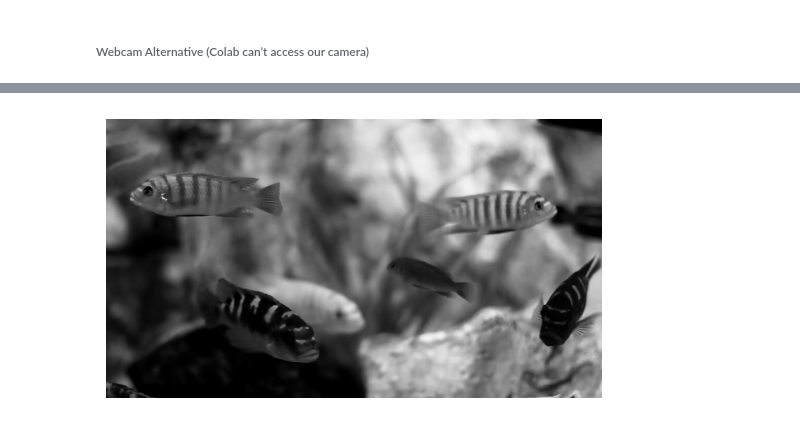
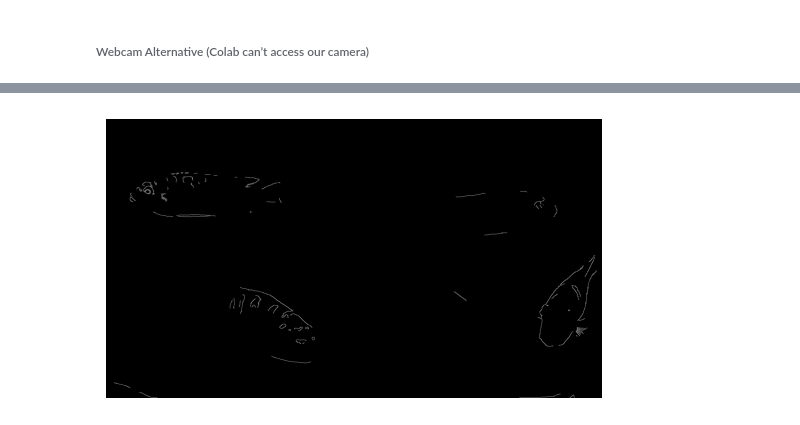
Before and after one commit to rrankawat/opencv-basic, a Jupyter notebook: 01_Image_Operations.ipynb, the cells around one changed output, grey strips where cells are left out. Cells and saved outputs as stored; diff of their text form; code cells hidden in the pictures.

```diff
--- a/01_Image_Operations.ipynb
+++ b/01_Image_Operations.ipynb
@@ -102,17 +102,17 @@ Saving fishes.mp4 to fishes.mp4
 # %%
 video_path = list(uploaded_video.keys())[0]
 cap = cv2.VideoCapture(video_path)
 
 while True:
   ret, frame = cap.read()
   if not ret:
     break
 
   gray = cv2.cvtColor(frame, cv2.COLOR_BGR2GRAY)
   edges = cv2.Canny(gray, 100, 200)
-  show(gray, cmap='gray')
+  show(edges, cmap='gray')
   break
 
 cap.release()
 # %% [output]
-[figure, old version]
+[figure, new version]
```
Also changed, not shown: parts of 3 cells of this notebook.
